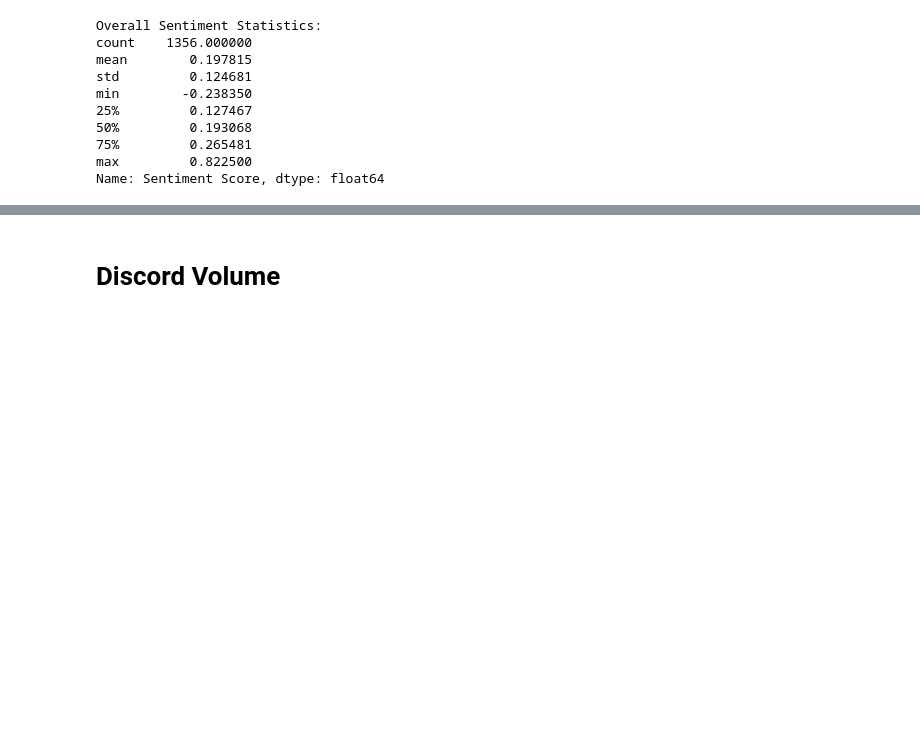
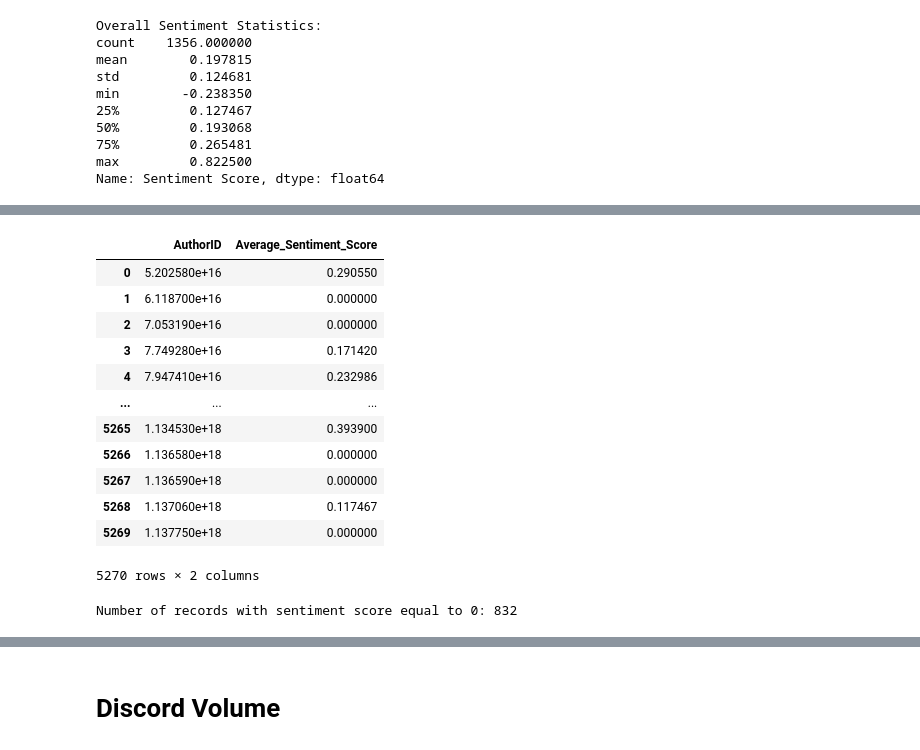
Before and after one commit to SciEcon/BlockchainSentiment2023, a Jupyter notebook: Code/Balancer.ipynb, the cells around one changed output, grey strips where cells are left out. Saved outputs shown, nothing was run; the diff lists cells and outputs as text; code cells hidden in the pictures; blank space fills up the shorter version.

```diff
--- a/Code/Balancer.ipynb
+++ b/Code/Balancer.ipynb
@@ -281,0 +307,30 @@ Name: Sentiment Score, dtype: float64
+# %%
+# Calculate the number of messages per user
+message_count_per_user = BAL['AuthorID'].value_counts()
+
+# Calculate user count
+user_count = len(message_count_per_user)
+
+# Calculate 25th, median (50th), 75th, minimum, and maximum percentiles of message counts
+message_count_percentiles = message_count_per_user.describe(percentiles=[0.25, 0.5, 0.75])
+
+# Calculate the mean number of messages per user
+mean_messages_per_user = message_count_per_user.mean()
+
+# Calculate the minimum and maximum message counts
+min_message_count = message_count_per_user.min()
+max_message_count = message_count_per_user.max()
+
+# Calculate the distribution of average sentiment scores per user's message
+sentiment_scores_per_user = BAL.groupby('AuthorID')['Sentiment_Score'].mean()
+
+# Print the results
+print("User Count:", user_count)
+print("25th Percentile of Message Counts:", message_count_percentiles['25%'])
+print("Median (50th Percentile) of Message Counts:", message_count_percentiles['50%'])
+print("75th Percentile of Message Counts:", message_count_percentiles['75%'])
+print("Minimum Message Count:", min_message_count)
+print("Maximum Message Count:", max_message_count)
+print("Mean Number of Messages per User:", mean_messages_per_user)
+print("Distribution of Average Sentiment Scores per User's Message:")
+print(sentiment_scores_per_user)
@@ -281,0 +355,29 @@ Name: Sentiment Score, dtype: float64
+# %%
+# Convert the Series into a DataFrame with a named column
+sentiment_scores_df = sentiment_scores_per_user.reset_index()
+sentiment_scores_df.columns = ['AuthorID', 'Average_Sentiment_Score']
+
+# Print the resulting DataFrame
+sentiment_scores_df
+# %% [output]
+|  | AuthorID | Average_Sentiment_Score |
+| 0 | 5.202580e+16 | 0.290550 |
+| 1 | 6.118700e+16 | 0.000000 |
+| 2 | 7.053190e+16 | 0.000000 |
+| 3 | 7.749280e+16 | 0.171420 |
+| 4 | 7.947410e+16 | 0.232986 |
+| ... | ... | ... |
+| 5265 | 1.134530e+18 | 0.393900 |
+| 5266 | 1.136580e+18 | 0.000000 |
+| 5267 | 1.136590e+18 | 0.000000 |
+| 5268 | 1.137060e+18 | 0.117467 |
+| 5269 | 1.137750e+18 | 0.000000 |
+5270 rows × 2 columns
+# %%
+# Count the number of records with sentiment score equal to 0
+count_zero_sentiment = (sentiment_scores_df['Average_Sentiment_Score'] == 0).sum()
+
+# Print the count
+print("Number of records with sentiment score equal to 0:", count_zero_sentiment)
+# %% [output]
+Number of records with sentiment score equal to 0: 832
```
Also changed, not shown: parts of 7 cells of this notebook, 6 other files.
